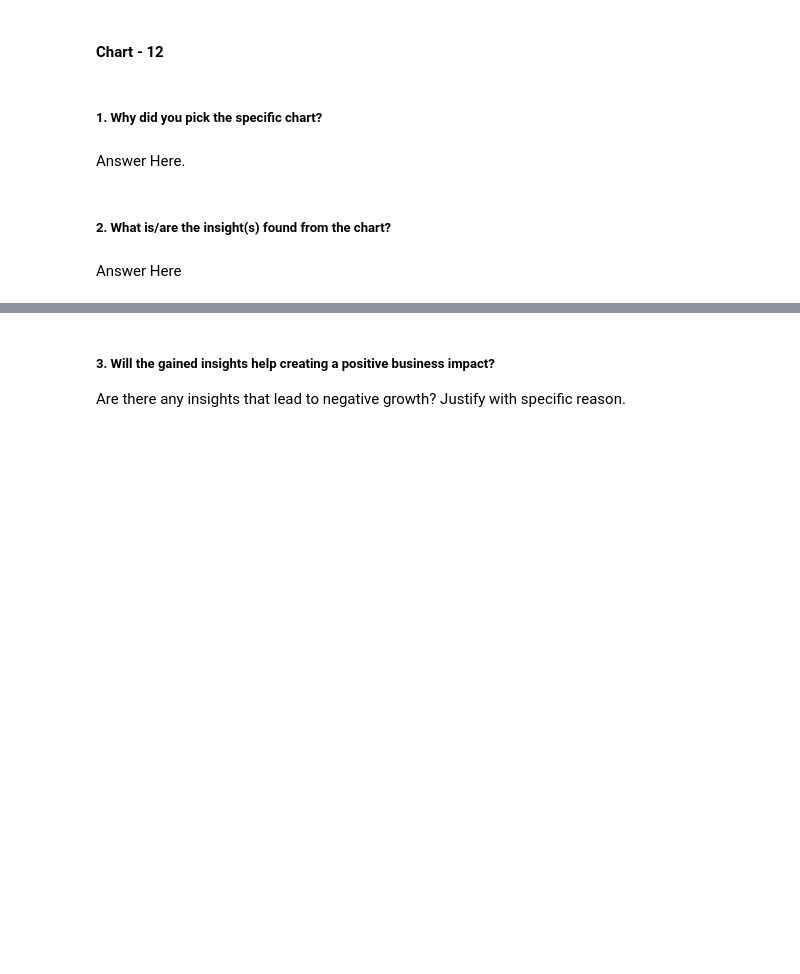
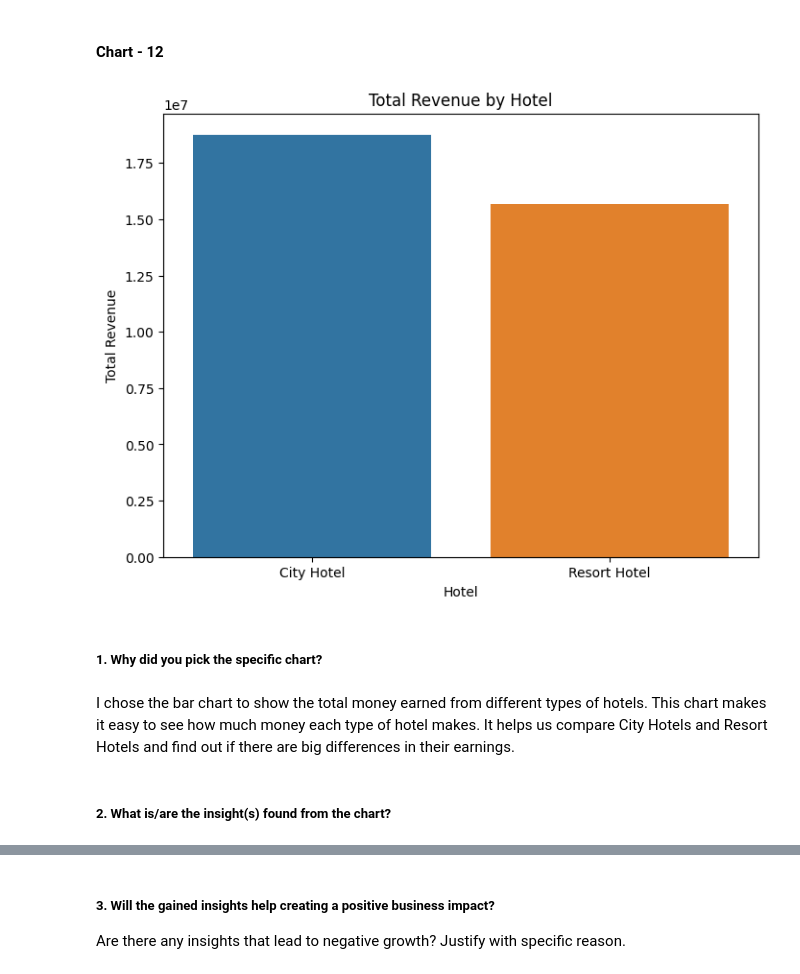
Before and after one commit to pk06969/EDA-Hotel_Booking_Analysis, a Jupyter notebook: Copy_of_Sample_EDA_Submission_Template.ipynb, the cells around one changed output, grey strips where cells are left out. Saved outputs shown, nothing was run; the diff lists cells and outputs as text; code cells hidden in the pictures; blank space fills up the shorter version.

```diff
--- a/Copy_of_Sample_EDA_Submission_Template.ipynb
+++ b/Copy_of_Sample_EDA_Submission_Template.ipynb
@@ -895,8 +941,25 @@ Answer Here
+# %%
+# Chart - 12 visualization code
+# total revenue for both types of hotel
+
+# Calculate total revenue by multiplying 'adr' and total nights stayed for each booking
+df['total_revenue'] = df['adr'] * (df['stays_in_weekend_nights'] + df['stays_in_week_nights'])
+
+# Group the data by 'hotel' and calculate the total revenue for each hotel
+revenue_by_hotel = df.groupby('hotel')['total_revenue'].sum().reset_index()
+
+# Create a bar chart to compare total revenue for each hotel
+plt.figure(figsize=(8, 6))
+sns.barplot(x='hotel', y='total_revenue', data=revenue_by_hotel)
+plt.title('Total Revenue by Hotel')
+plt.xlabel('Hotel')
+plt.ylabel('Total Revenue')
+plt.show()
+# %% [output]
+[figure, added]
 # %% [markdown]
 ##### 1. Why did you pick the specific chart?
-# %% [markdown]
-Answer Here.
+# %% [markdown]
+I chose the bar chart to show the total money earned from different types of hotels. This chart makes it easy to see how much money each type of hotel makes. It helps us compare City Hotels and Resort Hotels and find out if there are big differences in their earnings.
 # %% [markdown]
 ##### 2. What is/are the insight(s) found from the chart?
-# %% [markdown]
-Answer Here
```
Also changed, not shown: parts of 26 cells of this notebook.
